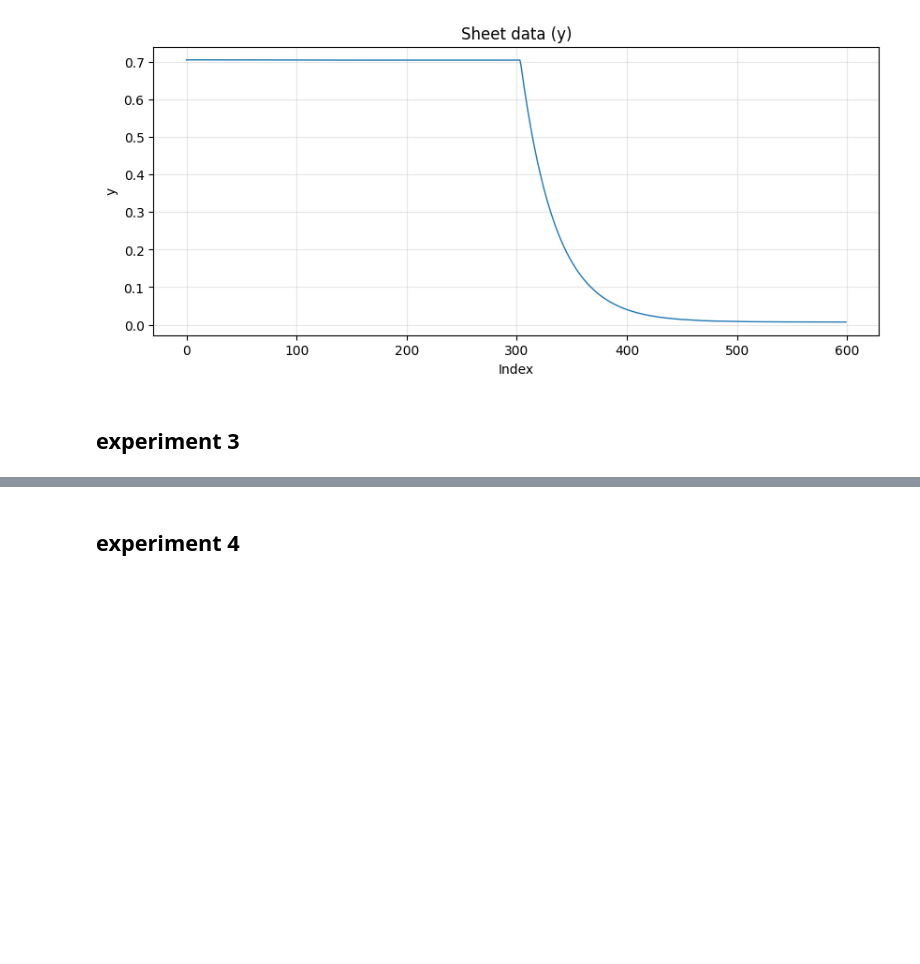
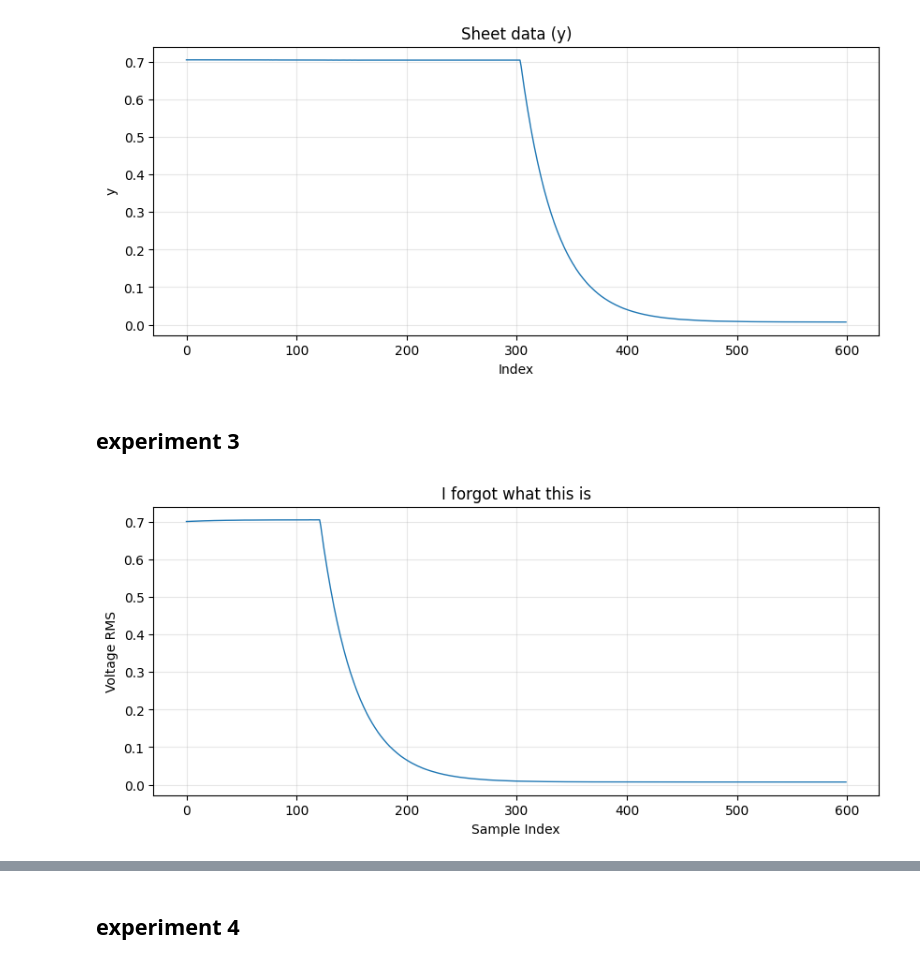
Before and after one commit to curtisjhu/lls, a Jupyter notebook: main.ipynb, the cells around one changed output, grey strips where cells are left out. Drawn from its saved outputs; the diff is of its cells as text; code cells hidden in the pictures; blank space fills up the shorter version.

```diff
--- a/main.ipynb
+++ b/main.ipynb
@@ -27,3 +27,14 @@ plt.show()
 [figure]
 # %% [markdown]
 ## experiment 3
+# %%
+sheet = pd.read_csv('exp3/exp3_3(T = 1.0E+0 ).xls')
+plt.figure(figsize=(10, 4))
+plt.plot(sheet.index, sheet["y"], linewidth=1)
+plt.xlabel("Sample Index")
+plt.ylabel("Voltage RMS")
+plt.title("I forgot what this is")
+plt.grid(True, alpha=0.3)
+plt.show()
+# %% [output]
+[figure, added]
```
Also changed, not shown: parts of 8 cells of this notebook, 33 other files.
